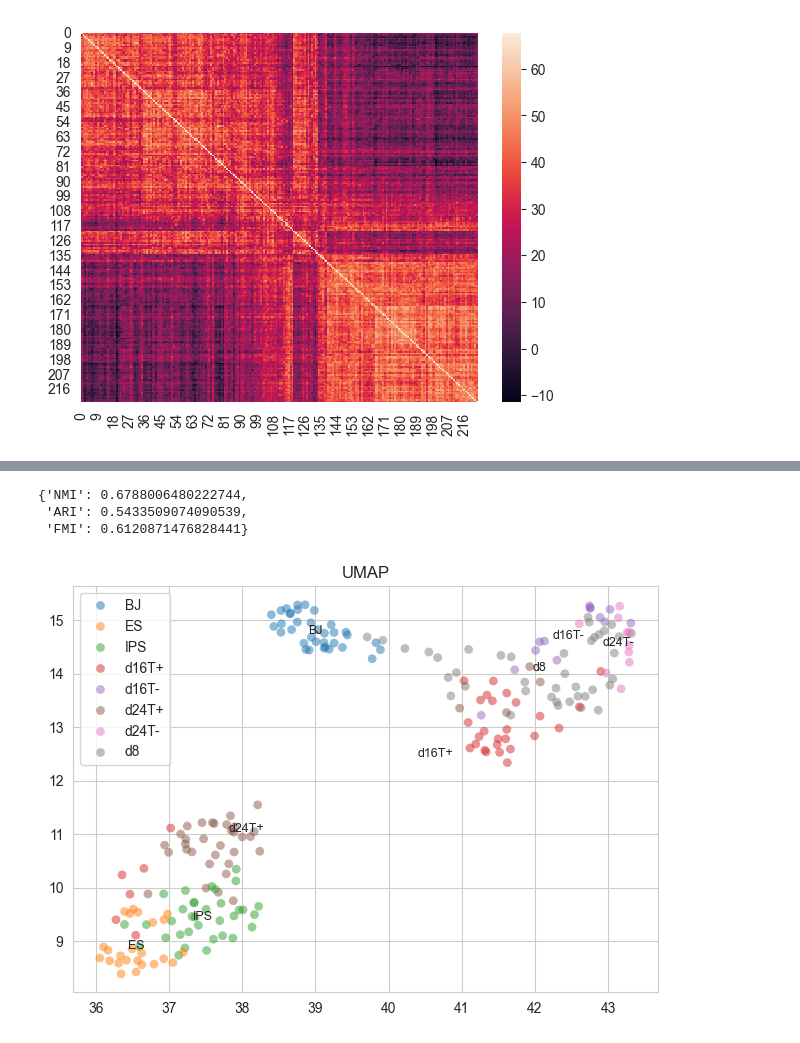
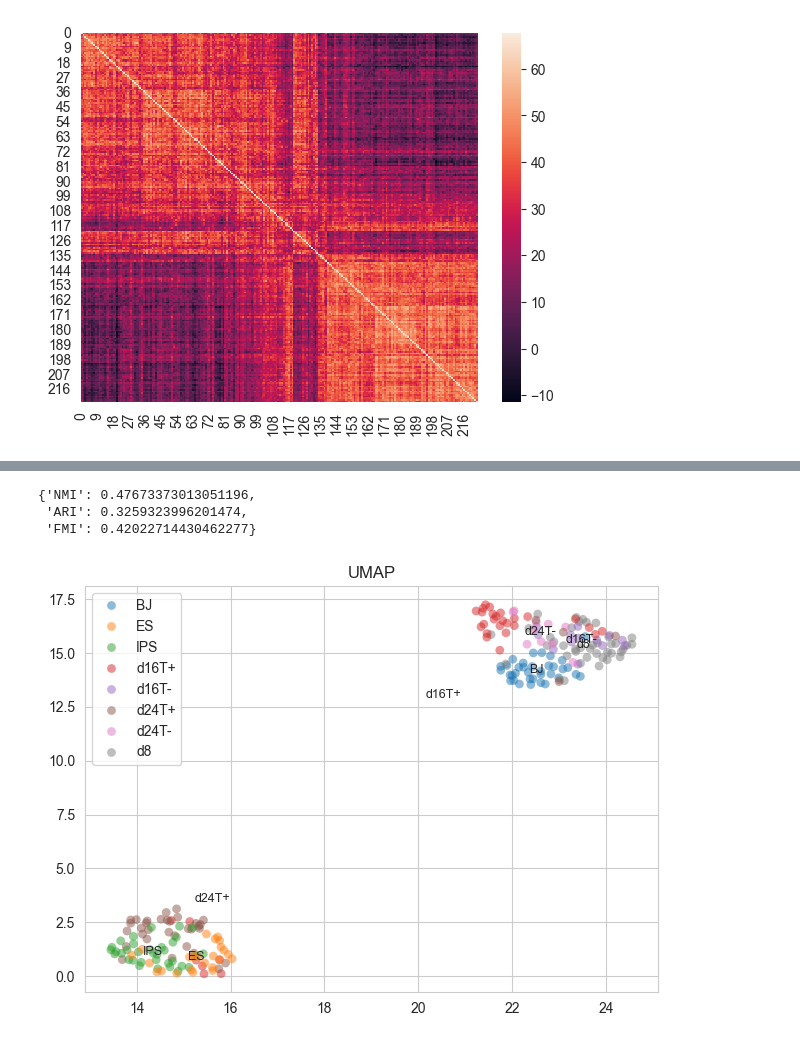
Before and after one commit to congfeng4/SCOIT, a Jupyter notebook: hgnn_sc_GEM.ipynb, the cells around one changed output, grey strips where cells are left out. Drawn from its saved outputs; the diff is of its cells as text; code cells hidden in the pictures.

```diff
--- a/hgnn_sc_GEM.ipynb
+++ b/hgnn_sc_GEM.ipynb
@@ -324,7 +346,7 @@ Text(0.5, 1.0, 'X_methylation')
 # %%
-umap_visualize(X, labels)
+umap_visualize(C, labels)
 # %% [output]
-{'NMI': 0.6788006480222744,
- 'ARI': 0.5433509074090539,
- 'FMI': 0.6120871476828441}
+{'NMI': 0.47673373013051196,
+ 'ARI': 0.3259323996201474,
+ 'FMI': 0.42022714430462277}
-[figure, old version]
+[figure, new version]
```
Also changed, not shown: parts of 24 cells of this notebook.
